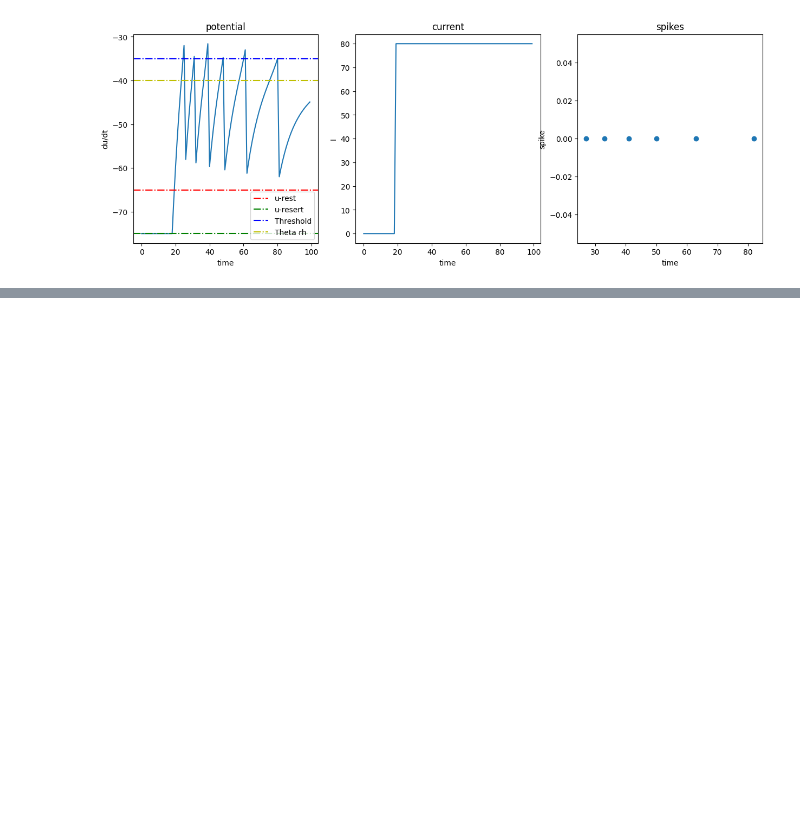
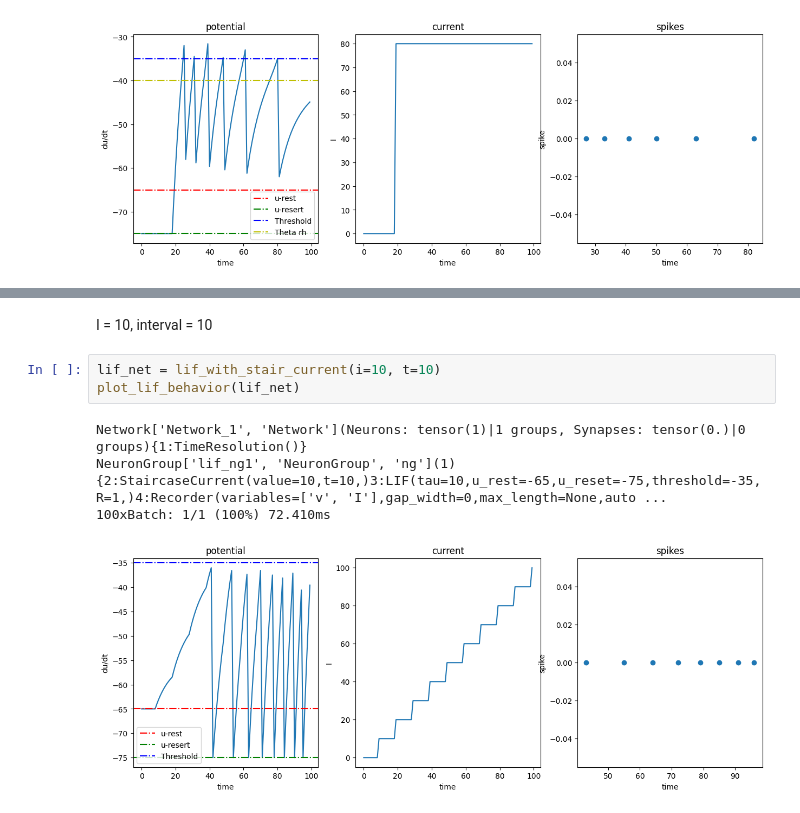
Before and after one commit to nrgsghanei2001/ComputationalNeuroScience, a Jupyter notebook: models.ipynb, the cells around one changed output, grey strips where cells are left out. Drawn from its saved outputs; the diff is of its cells as text; blank space fills up the shorter version.

```diff
--- a/models.ipynb
+++ b/models.ipynb
@@ -452,0 +546,10 @@ NeuronGroup['AELIF_NG1', 'NeuronGroup', 'ng'](1){2:StepCurrent(value=80,t0=20,)3
+# %% [markdown]
+I = 10, interval = 10
+# %%
+lif_net = lif_with_stair_current(i=10, t=10)
+plot_lif_behavior(lif_net)
+# %% [output]
+Network['Network_1', 'Network'](Neurons: tensor(1)|1 groups, Synapses: tensor(0.)|0 groups){1:TimeResolution()}
+NeuronGroup['lif_ng1', 'NeuronGroup', 'ng'](1){2:StaircaseCurrent(value=10,t=10,)3:LIF(tau=10,u_rest=-65,u_reset=-75,threshold=-35,R=1,)4:Recorder(variables=['v', 'I'],gap_width=0,max_length=None,auto ...
+100xBatch: 1/1 (100%) 72.410ms
+[figure, added]
```
Also changed, not shown: parts of 17 cells of this notebook.
